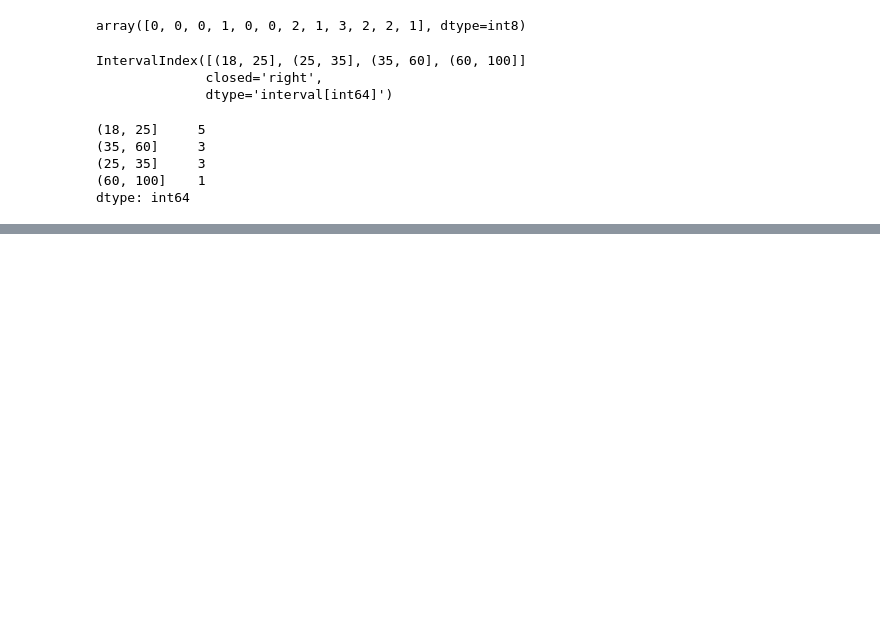
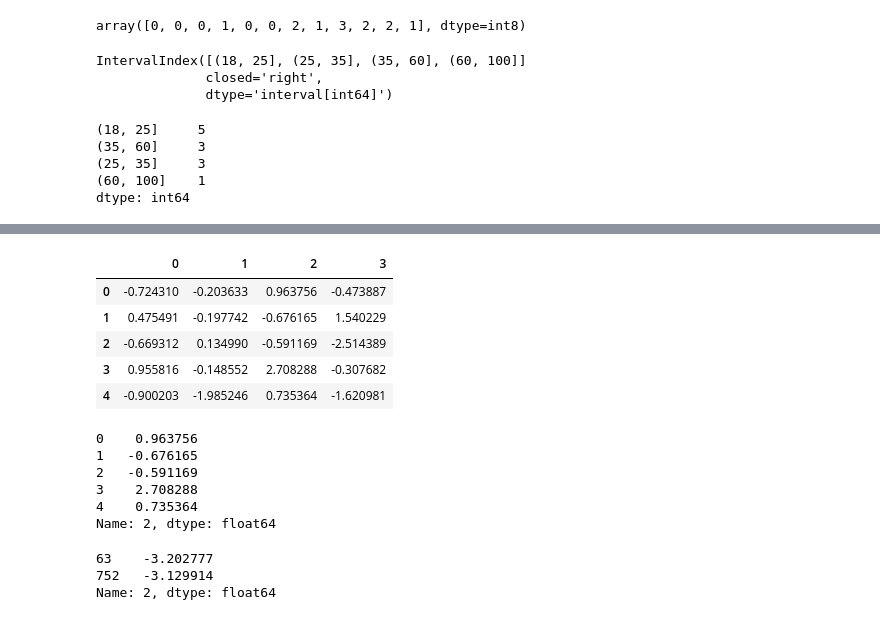
Before and after one commit to RookieDay/py_basic, a Jupyter notebook: pydata-notebook/00_process.ipynb, the cells around one changed output, grey strips where cells are left out. Cells and saved outputs as stored; diff of their text form; code cells hidden in the pictures; blank space fills up the shorter version.

```diff
--- a/pydata-notebook/00_process.ipynb
+++ b/pydata-notebook/00_process.ipynb
@@ -1285,0 +1361,9 @@ dtype: int64
+# %%
+data.head()
+# %% [output]
+|  | 0 | 1 | 2 | 3 |
+| 0 | -0.724310 | -0.203633 | 0.963756 | -0.473887 |
+| 1 | 0.475491 | -0.197742 | -0.676165 | 1.540229 |
+| 2 | -0.669312 | 0.134990 | -0.591169 | -2.514389 |
+| 3 | 0.955816 | -0.148552 | 2.708288 | -0.307682 |
+| 4 | -0.900203 | -1.985246 | 0.735364 | -1.620981 |
@@ -1285,0 +1372,15 @@ dtype: int64
+# %%
+col.head()
+# %% [output]
+0    0.963756
+1   -0.676165
+2   -0.591169
+3    2.708288
+4    0.735364
+Name: 2, dtype: float64
+# %%
+col[np.abs(col)>3]
+# %% [output]
+63    -3.202777
+752   -3.129914
+Name: 2, dtype: float64
```
Also changed, not shown: parts of 27 cells of this notebook, 2 other files.
